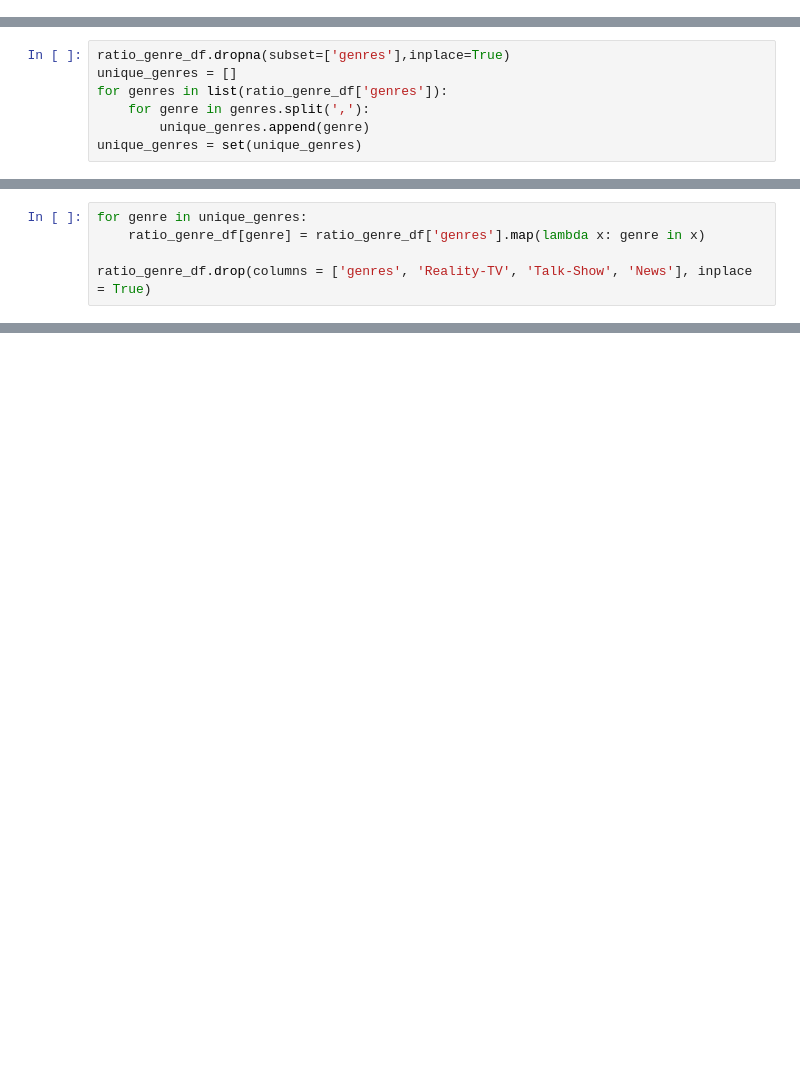
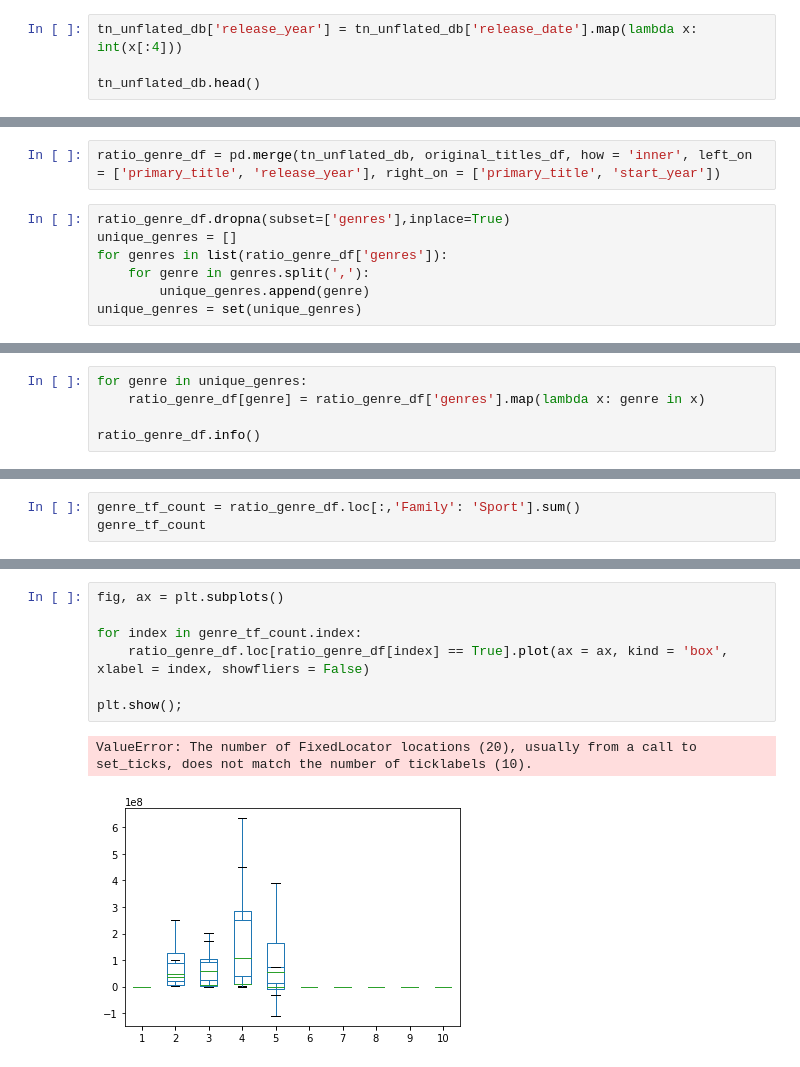
Before and after one commit to DanlBradley/dsc-phase-1-project-v2-3, a Jupyter notebook: alex.ipynb, the cells around one changed output, grey strips where cells are left out. Cells and saved outputs as stored; diff of their text form; blank space fills up the shorter version.

```diff
--- a/alex.ipynb
+++ b/alex.ipynb
@@ -354,0 +357,4 @@ memory usage: 773.4+ KB
+# %%
+tn_unflated_db['release_year'] = tn_unflated_db['release_date'].map(lambda x: int(x[:4]))
+
+tn_unflated_db.head()
@@ -355,3 +368,5 @@ memory usage: 773.4+ KB
+# %%
+ratio_genre_df = pd.merge(tn_unflated_db, original_titles_df, how = 'inner', left_on = ['primary_title', 'release_year'], right_on = ['primary_title', 'start_year'])
 # %%
 ratio_genre_df.dropna(subset=['genres'],inplace=True)
 unique_genres = []
@@ -383,4 +383,4 @@ unique_genres
 for genre in unique_genres:
     ratio_genre_df[genre] = ratio_genre_df['genres'].map(lambda x: genre in x)
 
-ratio_genre_df.drop(columns = ['genres', 'Reality-TV', 'Talk-Show', 'News'], inplace = True)
+ratio_genre_df.info()
@@ -386,0 +405,3 @@ ratio_genre_df.drop(columns = ['genres', 'Reality-TV', 'Talk-Show', 'News'], inp
+# %%
+genre_tf_count = ratio_genre_df.loc[:,'Family': 'Sport'].sum()
+genre_tf_count
@@ -409,0 +432,10 @@ SyntaxError: invalid syntax (<ipython-input-351-5ef9dc4cb34b>, line 1)
+# %%
+fig, ax = plt.subplots()
+
+for index in genre_tf_count.index:
+    ratio_genre_df.loc[ratio_genre_df[index] == True].plot(ax = ax, kind = 'box', xlabel = index, showfliers = False)
+
+plt.show();
+# %% [output]
+ValueError: The number of FixedLocator locations (20), usually from a call to set_ticks, does not match the number of ticklabels (10).
+[figure, added]
```
Also changed, not shown: parts of 19 cells of this notebook, 1 other file.
